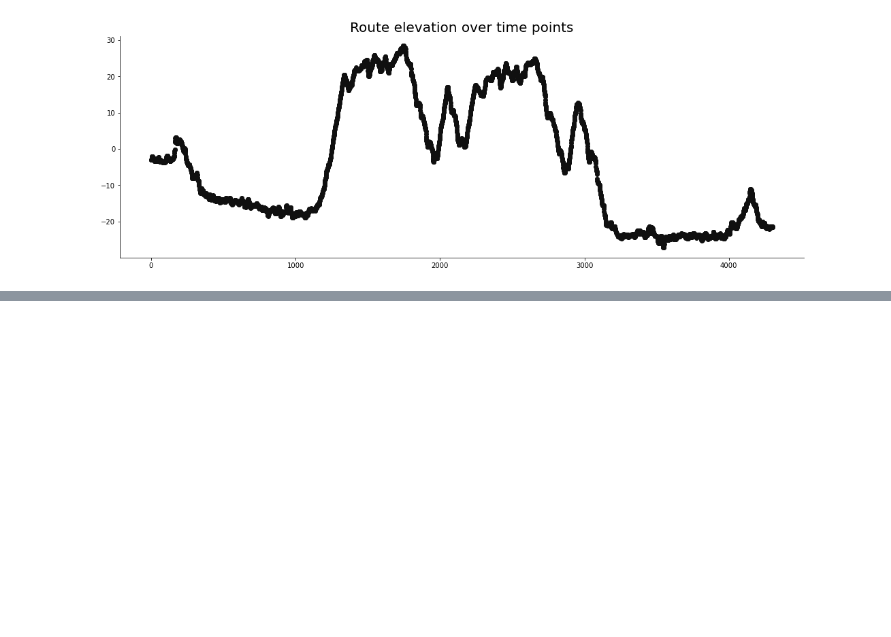
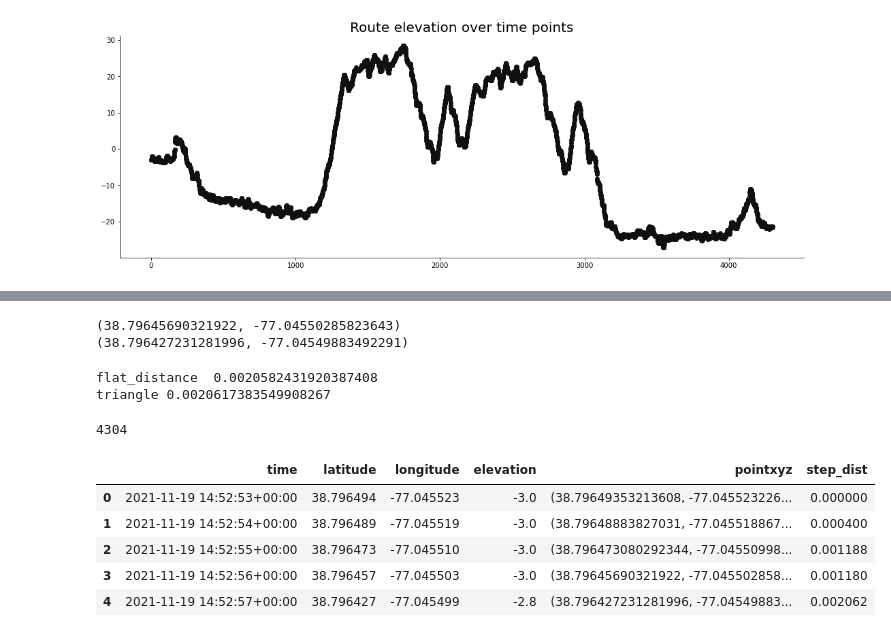
Before and after one commit to lrhf97/gpx_analysis, a Jupyter notebook: route_analysis.ipynb, the cells around one changed output, grey strips where cells are left out. Saved outputs shown, nothing was run; the diff lists cells and outputs as text; code cells hidden in the pictures; blank space fills up the shorter version.

```diff
--- a/route_analysis.ipynb
+++ b/route_analysis.ipynb
@@ -106,0 +139,54 @@ plt.title('Route elevation over time points', size=20);
+# %%
+print(route_2loop_df['pointxyz'][3][:2])
+print(route_2loop_df['pointxyz'][4][:2])
+# %% [output]
+(38.79645690321922, -77.04550285823643)
+(38.796427231281996, -77.04549883492291)
+# %%
+b_latlon = route_2loop_df['pointxyz'][4][:2]
+a_latlon = route_2loop_df['pointxyz'][3][:2]
+
+# OG elevation in meters (1000m = .6 miles)  so change meters into km and then convert to miles
+b_elv = route_2loop_df['pointxyz'][4][2]/1000*.6
+a_elv = route_2loop_df['pointxyz'][3][2]/1000*.6
+eldiff = b_elv-a_elv
+
+flat_distance =distance.distance(a_latlon,b_latlon).miles
+print('flat_distance ',flat_distance)
+
+print('triangle', math.sqrt(flat_distance**2 + eldiff**2))
+# %% [output]
+flat_distance  0.0020582431920387408
+triangle 0.0020617383549908267
+# %%
+len(route_2loop_df)
+# %% [output]
+4304
+# %%
+# Get Step distance, i.e. distance between points.
+dist = [0]
+
+for i in range(len(route_2loop_df)-1):
+
+    b_latlon = route_2loop_df['pointxyz'][i+1][:2]
+    a_latlon = route_2loop_df['pointxyz'][i][:2]
+
+    # OG elevation in meters (1000m = .6 miles)  so change meters into km and then convert to miles
+    b_elv = route_2loop_df['pointxyz'][i+1][2]/1000*.6
+    a_elv = route_2loop_df['pointxyz'][i][2]/1000*.6
+    eldiff = b_elv-a_elv
+
+    flat_distance =distance.distance(a_latlon,b_latlon).miles
+
+    euc_distance = math.sqrt(flat_distance**2 + eldiff**2)
+    dist.append(euc_distance)
+
+route_2loop_df['step_dist'] = pd.Series(dist)
+route_2loop_df.head()
+# %% [output]
+|  | time | latitude | longitude | elevation | pointxyz | step_dist |
+| 0 | 2021-11-19 14:52:53+00:00 | 38.796494 | -77.045523 | -3.0 | (38.79649353213608, -77.045523226... | 0.000000 |
+| 1 | 2021-11-19 14:52:54+00:00 | 38.796489 | -77.045519 | -3.0 | (38.79648883827031, -77.045518867... | 0.000400 |
+| 2 | 2021-11-19 14:52:55+00:00 | 38.796473 | -77.045510 | -3.0 | (38.796473080292344, -77.04550998... | 0.001188 |
+| 3 | 2021-11-19 14:52:56+00:00 | 38.796457 | -77.045503 | -3.0 | (38.79645690321922, -77.045502858... | 0.001180 |
+| 4 | 2021-11-19 14:52:57+00:00 | 38.796427 | -77.045499 | -2.8 | (38.796427231281996, -77.04549883... | 0.002062 |
```
Also changed, not shown: parts of 6 cells of this notebook.
